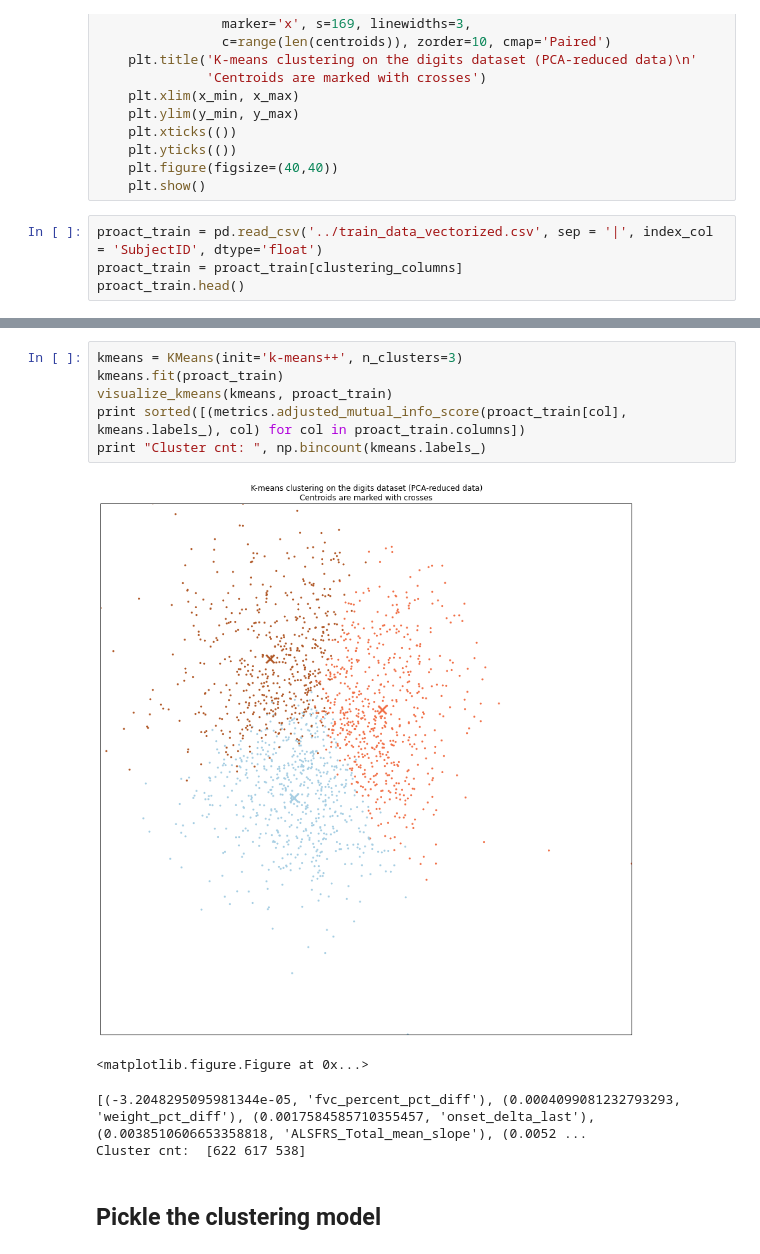
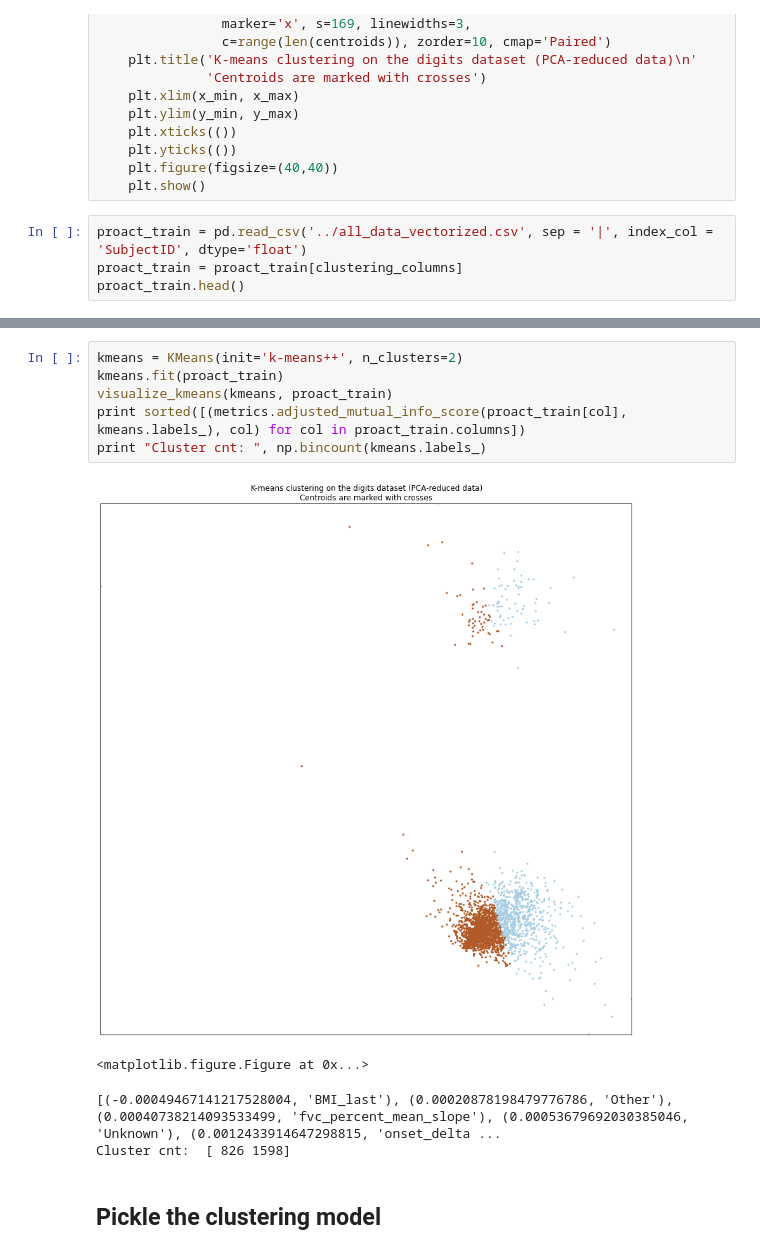
Before and after one commit to ihadanny/turbulence-z-team, a Jupyter notebook: ipython-notebooks/Clusterer_beta.ipynb, the cells around one changed output, grey strips where cells are left out. Drawn from its saved outputs; the diff is of its cells as text.

Commit message:
all detailed notebooks now work on all data, but give the trivial model at the end...

```diff
--- a/ipython-notebooks/Clusterer_beta.ipynb
+++ b/ipython-notebooks/Clusterer_beta.ipynb
@@ -50,7 +50,7 @@ def visualize_kmeans(kmeans, data, resolution = 100):
     plt.figure(figsize=(40,40))
     plt.show()
 # %%
-proact_train = pd.read_csv('../train_data_vectorized.csv', sep = '|', index_col = 'SubjectID', dtype='float')
+proact_train = pd.read_csv('../all_data_vectorized.csv', sep = '|', index_col = 'SubjectID', dtype='float')
 proact_train = proact_train[clustering_columns]
 proact_train.head()
 # %% [output]
@@ -64,14 +64,14 @@ proact_train.head()
 # %%
-kmeans = KMeans(init='k-means++', n_clusters=3)
+kmeans = KMeans(init='k-means++', n_clusters=2)
 kmeans.fit(proact_train)
 visualize_kmeans(kmeans, proact_train)
 print sorted([(metrics.adjusted_mutual_info_score(proact_train[col], kmeans.labels_), col) for col in proact_train.columns])
 print "Cluster cnt: ", np.bincount(kmeans.labels_)
 # %% [output]
-[figure, old version]
+[figure, new version]
 <matplotlib.figure.Figure at 0x...>
-[(-3.2048295095981344e-05, 'fvc_percent_pct_diff'), (0.0004099081232793293, 'weight_pct_diff'), (0.0017584585710355457, 'onset_delta_last'), (0.0038510606653358818, 'ALSFRS_Total_mean_slope'), (0.0052 ...
-Cluster cnt:  [622 617 538]
+[(-0.00049467141217528004, 'BMI_last'), (0.00020878198479776786, 'Other'), (0.00040738214093533499, 'fvc_percent_mean_slope'), (0.00053679692030385046, 'Unknown'), (0.0012433914647298815, 'onset_delta ...
+Cluster cnt:  [ 826 1598]
 # %% [markdown]
 ## Pickle the clustering model
 # %%
```
Also changed, not shown: parts of 3 cells of this notebook, 30 other files.
